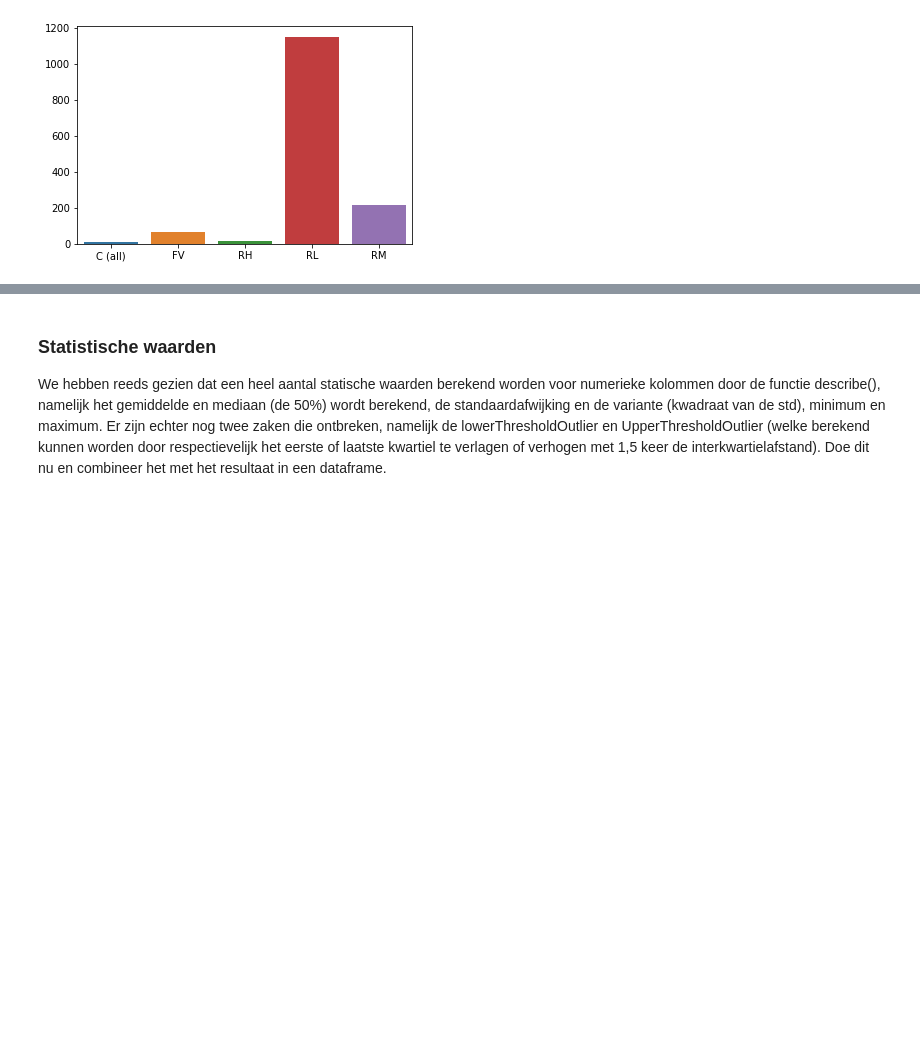
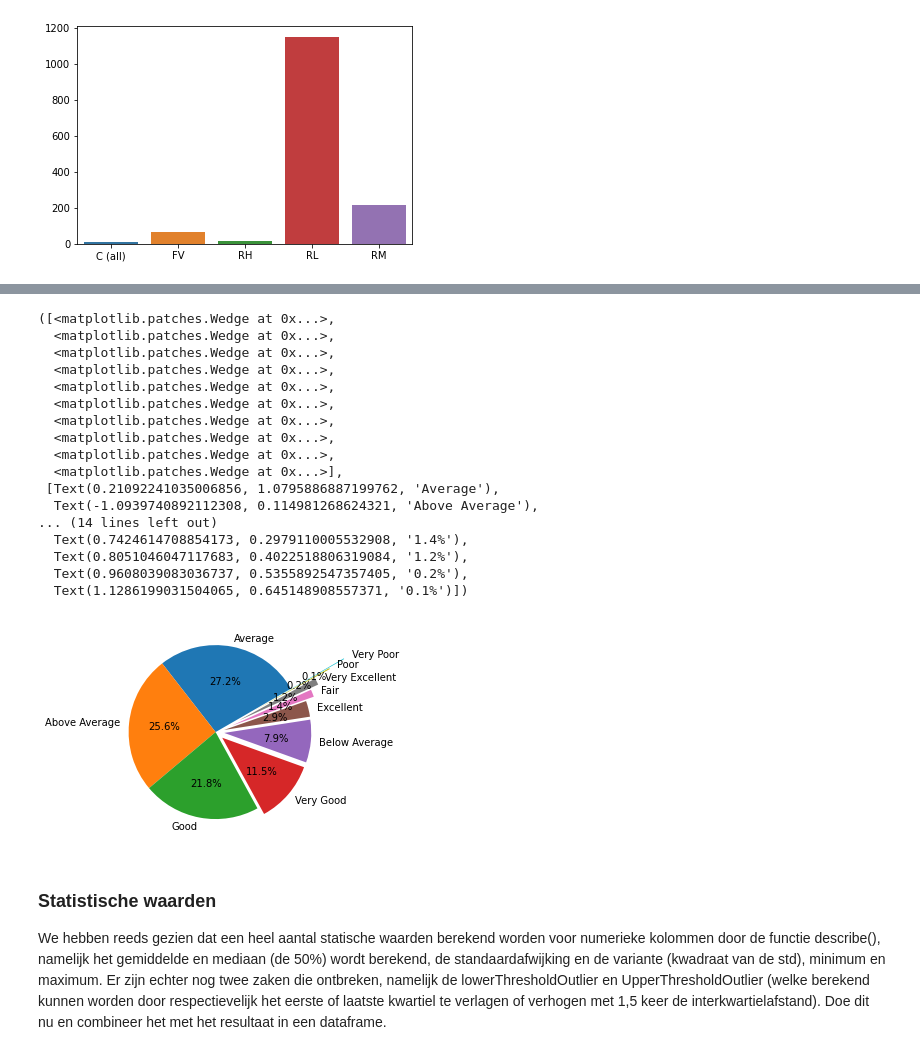
Before and after one commit to OdiseeDataScience2223/Leerstof, a Jupyter notebook: Week 4/DataExploration.ipynb, the cells around one changed output, grey strips where cells are left out. Saved outputs shown, nothing was run; the diff lists cells and outputs as text; code cells hidden in the pictures; blank space fills up the shorter version.

```diff
--- a/Week 4/DataExploration.ipynb
+++ b/Week 4/DataExploration.ipynb
@@ -190,6 +192,31 @@ Oefening: Maak door gebruik te maken van explode en labels en startangle argumen
 Merk op dat deze kolom numerieke waarden (0 tot en met 10) bevat en dus niet in de categorieke data zit. De labels kunnen echter omgezet worden op basis van de waarden uit het txt-bestand. Meer informatie over het op te bouwen van een pie chart vind je [hier](https://matplotlib.org/stable/api/_as_gen/matplotlib.pyplot.pie.html) en de standaard kleurcombinaties vind je [hier](https://matplotlib.org/stable/tutorials/colors/colormaps.html)
 
 ![Example](example1.png)
+# %%
+qualityNamesDict = {1:"Very Poor",2:"Poor",3:"Fair",4:"Below Average",5:"Average",6:"Above Average",7:"Good",8:"Very Good",9:"Excellent",10:"Very Excellent"}
+counts = df_train.OverallQual.replace(qualityNamesDict).value_counts()
+explodes=[0,0,0,0.1,0.1,0.1,0.2,0.3,0.5,0.7]
+
+plt.pie(counts, labels= counts.index, startangle=30, autopct="%1.1f%%", explode=explodes)
+# %% [output]
+([<matplotlib.patches.Wedge at 0x...>,
+  <matplotlib.patches.Wedge at 0x...>,
+  <matplotlib.patches.Wedge at 0x...>,
+  <matplotlib.patches.Wedge at 0x...>,
+  <matplotlib.patches.Wedge at 0x...>,
+  <matplotlib.patches.Wedge at 0x...>,
+  <matplotlib.patches.Wedge at 0x...>,
+  <matplotlib.patches.Wedge at 0x...>,
+  <matplotlib.patches.Wedge at 0x...>,
+  <matplotlib.patches.Wedge at 0x...>],
+ [Text(0.21092241035006856, 1.0795886887199762, 'Average'),
+  Text(-1.0939740892112308, 0.114981268624321, 'Above Average'),
+... (14 lines left out)
+  Text(0.7424614708854173, 0.2979110005532908, '1.4%'),
+  Text(0.8051046047117683, 0.4022518806319084, '1.2%'),
+  Text(0.9608039083036737, 0.5355892547357405, '0.2%'),
+  Text(1.1286199031504065, 0.645148908557371, '0.1%')])
+[figure, added]
 # %% [markdown]
 ### Statistische waarden
 
```
Also changed, not shown: parts of 9 cells of this notebook.
